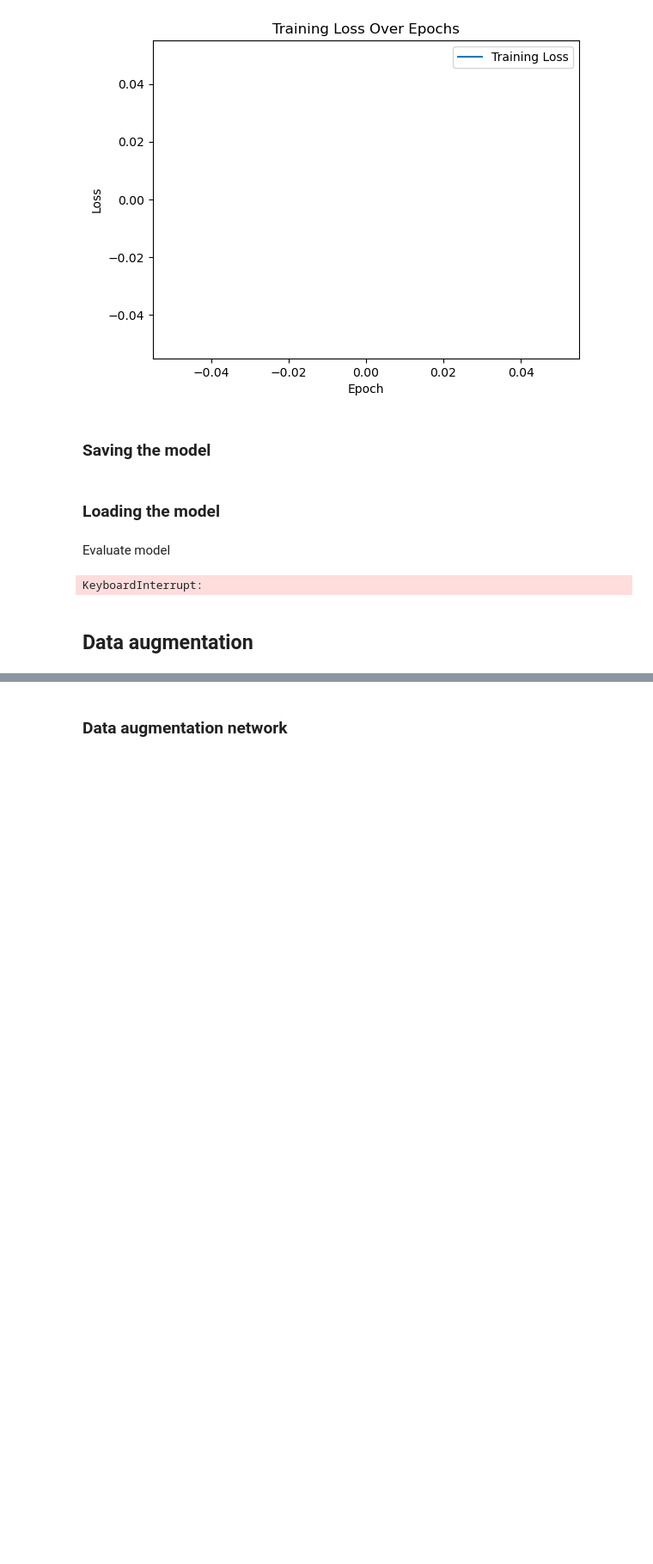
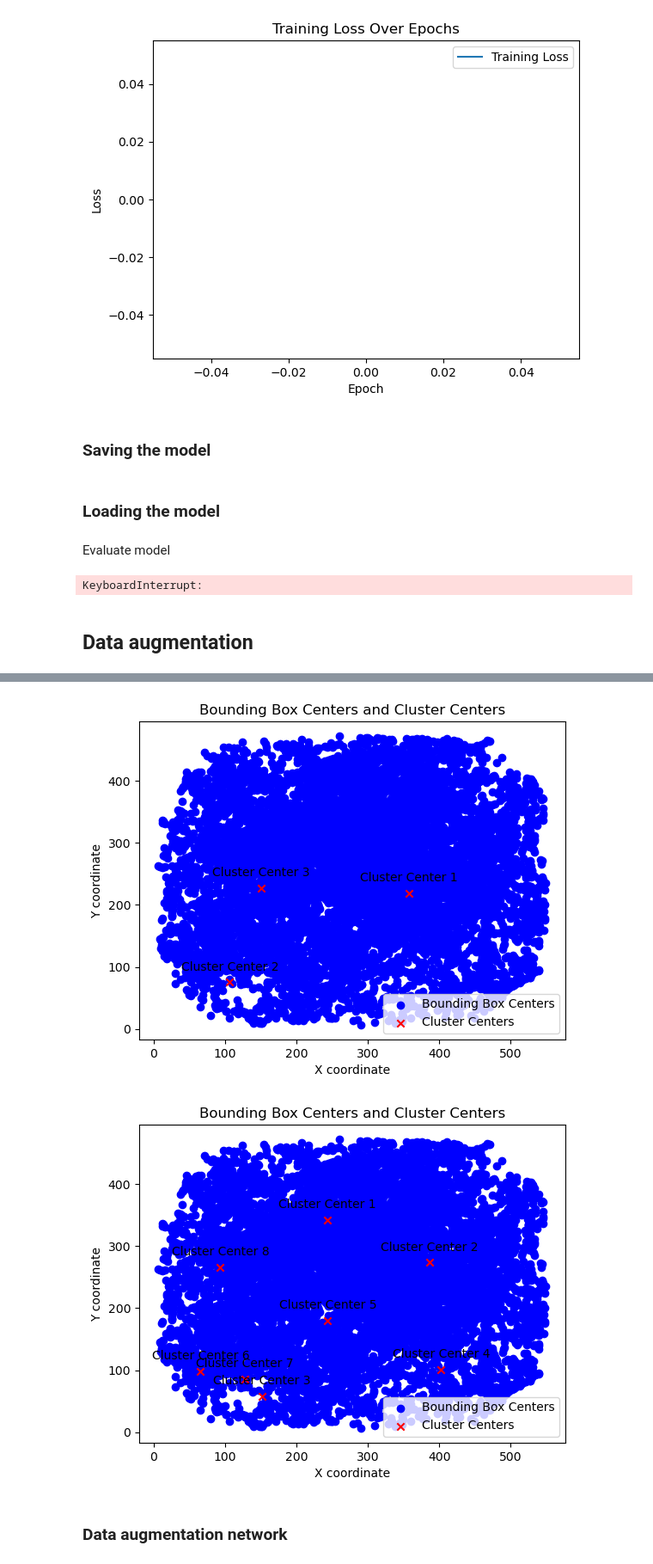
Before and after one commit to cuberhaus/TFG, a Jupyter notebook: code/main.ipynb, the cells around one changed output, grey strips where cells are left out. Shown at 86% size. Cells and saved outputs as stored; diff of their text form; code cells hidden in the pictures; blank space fills up the shorter version.

```diff
--- a/code/main.ipynb
+++ b/code/main.ipynb
@@ -634,3 +737,45 @@ KeyboardInterrupt:
+# %%
+import numpy as np
+import matplotlib.pyplot as plt
+
+
+def plot_cluster_centers_with_bbox_centers(centers, bounding_boxes):
+    # Convert lists to numpy arrays if they are not already
+    if isinstance(bounding_boxes, list):
+        bounding_boxes = np.array(bounding_boxes)
+    if isinstance(centers, list):
+        centers = np.array(centers)
+
+    # Calculate the centers of the bounding boxes
+    bbox_centers = np.c_[
+        (bounding_boxes[:, 0] + bounding_boxes[:, 2]) / 2,  # x_center
+        (bounding_boxes[:, 1] + bounding_boxes[:, 3]) / 2   # y_center
+    ]
+
+    # Plot the centers of the bounding boxes
+    plt.scatter(bbox_centers[:, 0], bbox_centers[:, 1], c='blue', marker='o', label='Bounding Box Centers')
+
+    # Plot the cluster centers
+    plt.scatter(centers[:, 0], centers[:, 1], c='red', marker='x', label='Cluster Centers')
+
+    # Annotate the cluster centers
+    for i, center in enumerate(centers):
+        plt.annotate(f'Cluster Center {i+1}', (center[0], center[1]), textcoords="offset points", xytext=(0,10), ha='center')
+
+    plt.title('Bounding Box Centers and Cluster Centers')
+    plt.xlabel('X coordinate')
+    plt.ylabel('Y coordinate')
+    plt.legend()
+    plt.show()
+
+# Example usage
+# Assume that `centers` contains the cluster centers calculated from your bounding boxes.
+# Also, assume that `bounding_boxes` contains your bounding box data.
+plot_cluster_centers_with_bbox_centers(centers_3, all_bounding_boxes)
+plot_cluster_centers_with_bbox_centers(centers_8, all_bounding_boxes)
+# %% [output]
+[figure, added]
+[figure, added]
 # %% [markdown]
 ### Data augmentation network
 # %%
```
Also changed, not shown: parts of 20 cells of this notebook.
